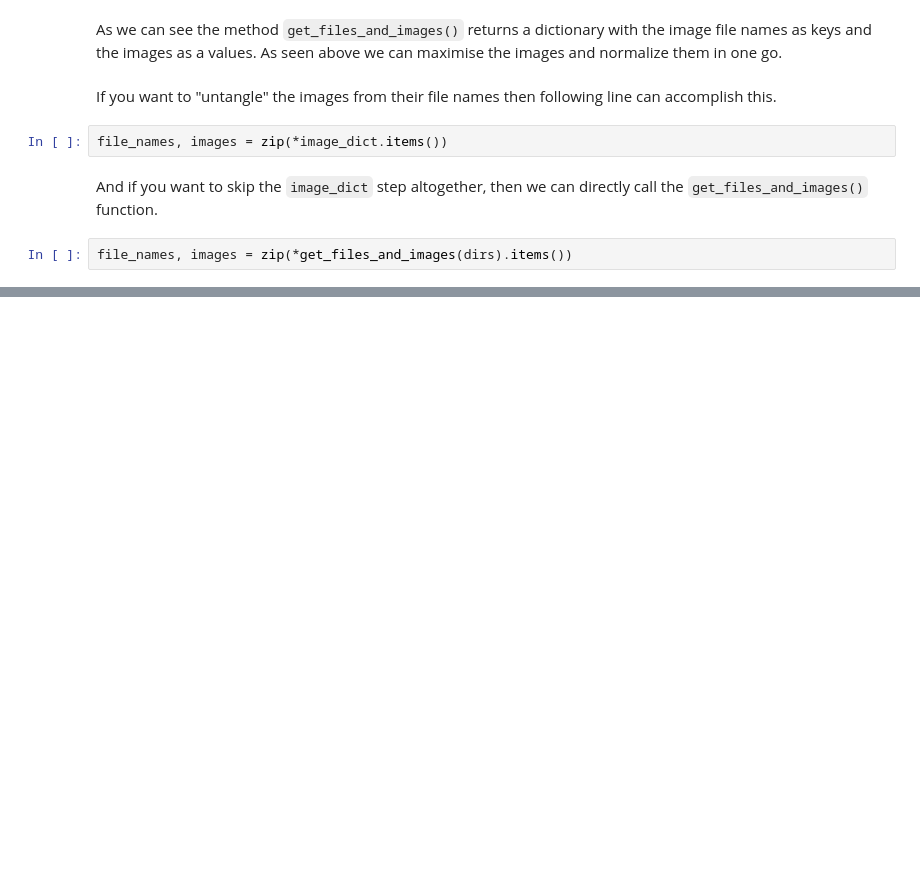
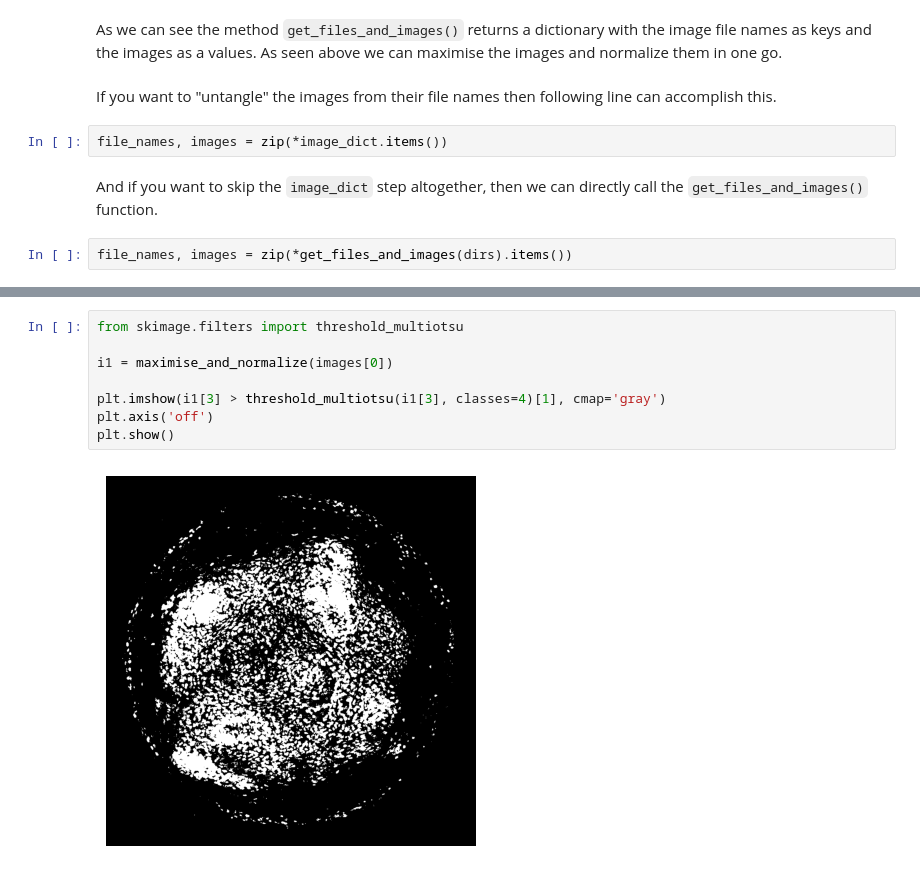
Before and after one commit to flotji-potji/micropattern_analysis, a Jupyter notebook: FS5_code_improvements.ipynb, the cells around one changed output, grey strips where cells are left out. Cells and saved outputs as stored; diff of their text form; blank space fills up the shorter version.

```diff
--- a/FS5_code_improvements.ipynb
+++ b/FS5_code_improvements.ipynb
@@ -96,3 +100,13 @@ print(f'New shape:\t{v_new[0].shape}')
 # %% [output]
 Original shape: (3, 4, 1024, 1024)
 New shape:      (4, 1024, 1024)
+# %%
+from skimage.filters import threshold_multiotsu
+
+i1 = maximise_and_normalize(images[0])
+
+plt.imshow(i1[3] > threshold_multiotsu(i1[3], classes=4)[1], cmap='gray')
+plt.axis('off')
+plt.show()
+# %% [output]
+[figure, added]
```
Also changed, not shown: parts of 4 cells of this notebook, 1 other file.
